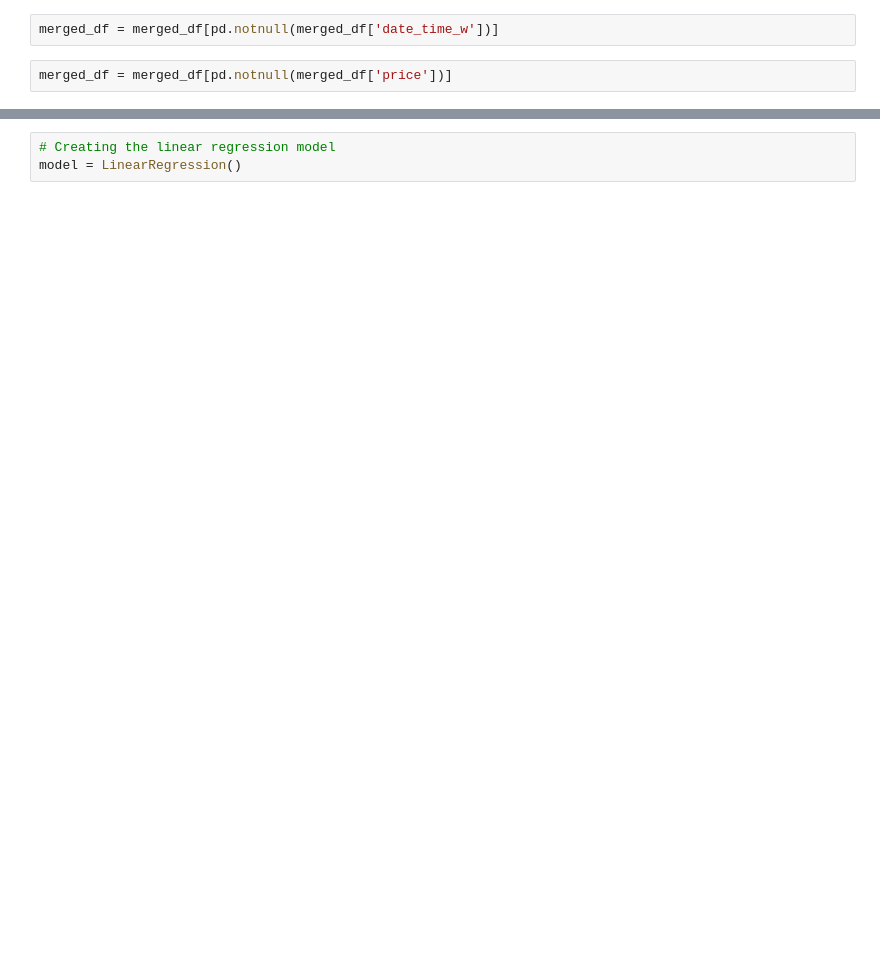
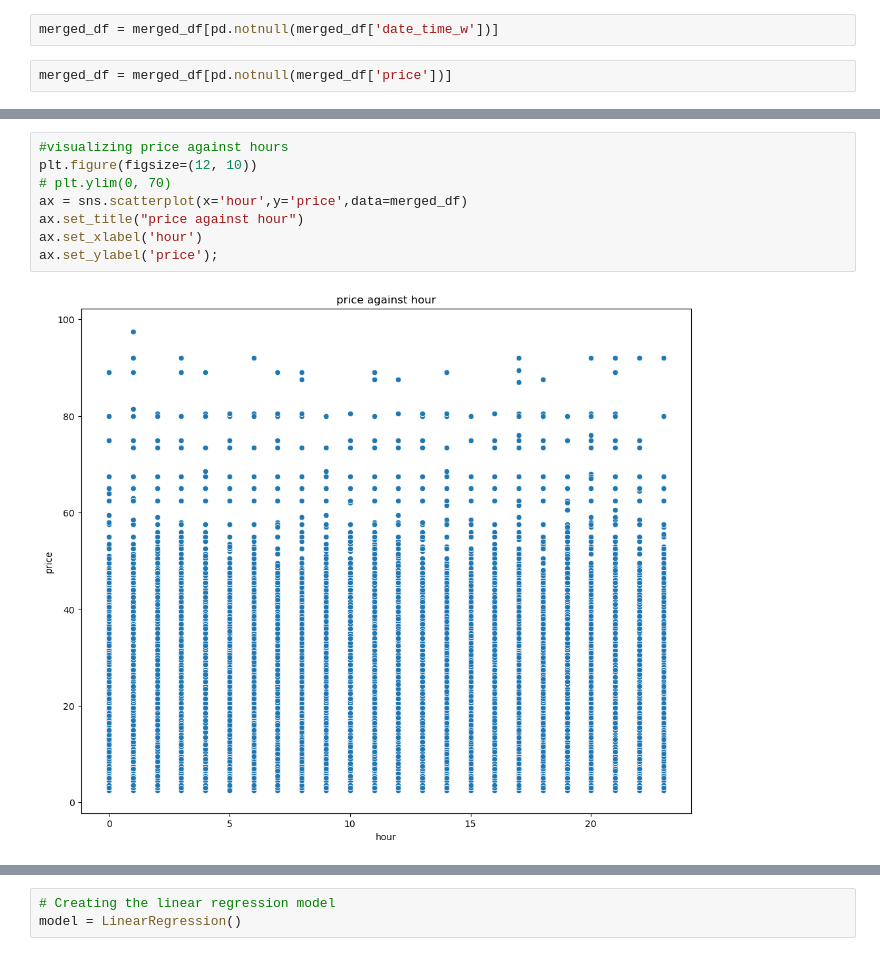
Before and after one commit to martin-ngugi/Group3_project, a Jupyter notebook: index.ipynb, the cells around one changed output, grey strips where cells are left out. Cells and saved outputs as stored; diff of their text form; blank space fills up the shorter version.

```diff
--- a/index.ipynb
+++ b/index.ipynb
@@ -292,0 +230,10 @@ from sklearn.metrics import r2_score
+# %%
+#visualizing price against hours
+plt.figure(figsize=(12, 10))
+# plt.ylim(0, 70)
+ax = sns.scatterplot(x='hour',y='price',data=merged_df)
+ax.set_title("price against hour")
+ax.set_xlabel('hour')
+ax.set_ylabel('price');
+# %% [output]
+[figure, added]
```
Also changed, not shown: parts of 140 cells of this notebook.
